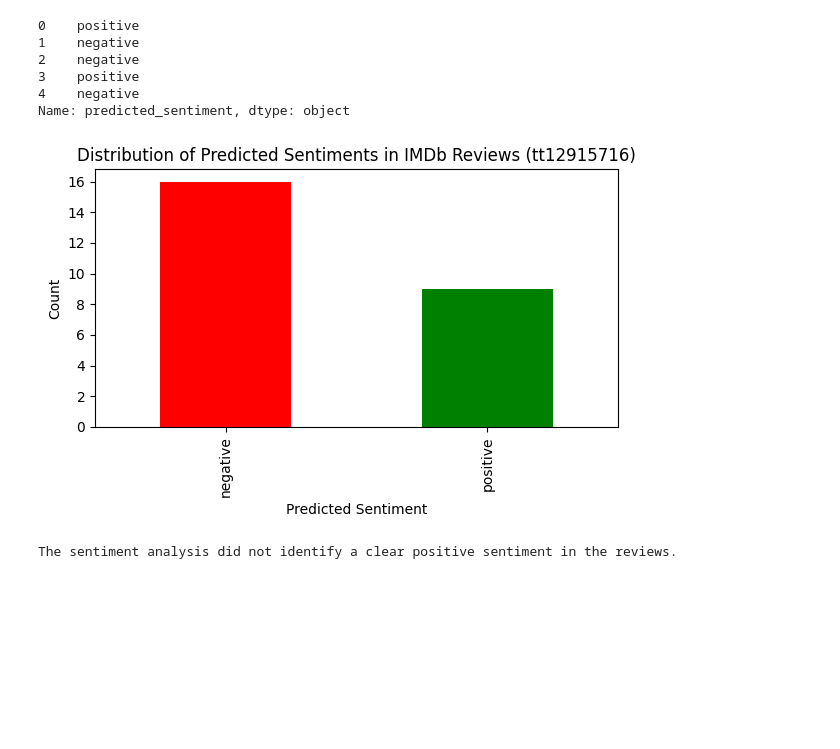
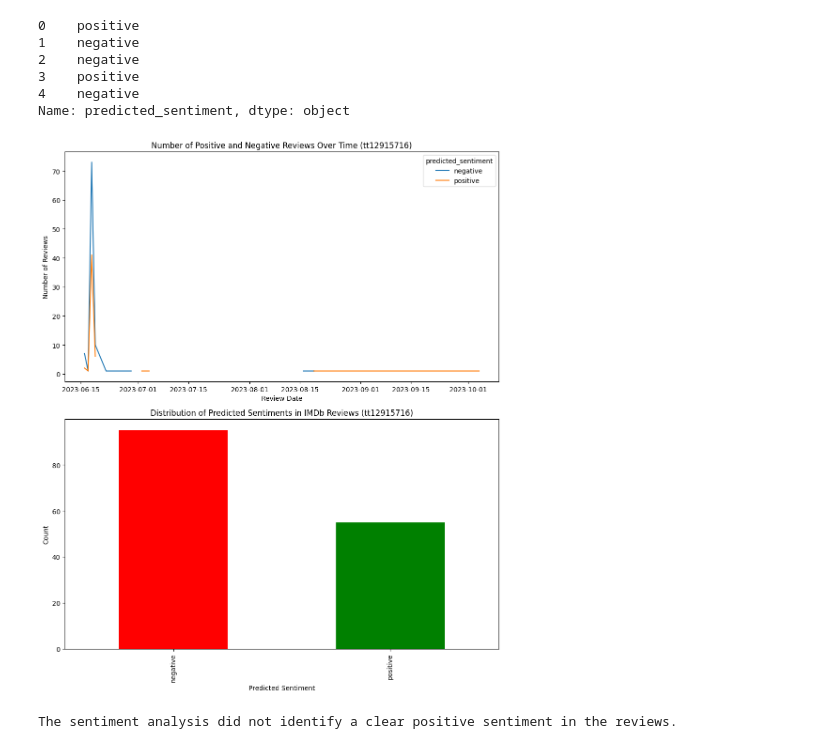
Before and after one commit to Rahul-Sahani04/MovieReviewSentimentAnalysis, a Jupyter notebook: MovieReview.ipynb, the cells around one changed output. Cells and saved outputs as stored; diff of their text form; code cells hidden in the pictures; blank space fills up the shorter version.

```diff
--- a/MovieReview.ipynb
+++ b/MovieReview.ipynb
@@ -19,12 +25 @@ from sklearn.naive_bayes import MultinomialNB
 import os
-# %%
-# Function to scrape IMDb movie reviews
-
-def scrape_imdb_reviews(movie_url):
-    response = requests.get(movie_url)
-    soup = BeautifulSoup(response.text, 'html.parser')
-
-    # Extracting review text
-    reviews = [{'text': review_div.get_text(strip=True)} for review_div in soup.find_all('a', class_='title')]
-
-    return reviews
@@ -31,10 +101,11 @@ def scrape_imdb_reviews(movie_url):
 # %%
 # IMDb movie URL (replace with the actual movie URL)
 IMDB_Code = "tt12915716"
+no_of_pages = 5
 movie_url = f'https://www.imdb.com/title/{IMDB_Code}/reviews'
 
 # Scrape IMDb movie reviews
-movie_reviews = scrape_imdb_reviews(movie_url)
+movie_reviews = scrape_imdb_reviews(movie_url, no_of_pages)
 
 # Convert the list of dictionaries to a DataFrame
 df = pd.DataFrame(movie_reviews)
@@ -123,23 +200,41 @@ df['predicted_sentiment'].head()
 3    positive
 4    negative
 Name: predicted_sentiment, dtype: object
+# %%
+# Create a new column for the review date as a datetime object
+df["review_date"] = pd.to_datetime(df["date"], errors="coerce")
+df_filtered = df
 # %%
 save_path = "results"
-colors = ["green" if col.lower() == "positive" else "red" for col in df["predicted_sentiment"].value_counts().index]
+
+# Create a line graph showing the number of positive and negative reviews over time
+fig, (ax1, ax2) = plt.subplots(2, 1, figsize=(10, 12))
+
+df_filtered.groupby(
+    [df_filtered["review_date"].dt.date, "predicted_sentiment"]
+).size().unstack().plot(kind="line", ax=ax1)
+ax1.set_title(f"Number of Positive and Negative Reviews Over Time ({IMDB_Code})")
+ax1.set_xlabel("Review Date")
+ax1.set_ylabel("Number of Reviews")
 
 # Visualize the distribution of predicted sentiments
-plt.figure(figsize=(6, 4))
-df['predicted_sentiment'].value_counts().plot(kind='bar', color=colors)
-plt.title(f'Distribution of Predicted Sentiments in IMDb Reviews ({IMDB_Code})')
-plt.xlabel('Predicted Sentiment')
-plt.ylabel('Count')
+colors = [
+    "green" if col.lower() == "positive" else "red"
+    for col in df_filtered["predicted_sentiment"].value_counts().index
+]
+
+df_filtered["predicted_sentiment"].value_counts().plot(kind="bar", color=colors, ax=ax2)
+ax2.set_title(f"Distribution of Predicted Sentiments in IMDb Reviews ({IMDB_Code})")
+ax2.set_xlabel("Predicted Sentiment")
+ax2.set_ylabel("Count")
+
 plt.tight_layout()
-# Save the plot to a file
-plt.savefig(os.path.join(save_path, f"sentiment_distribution_for_{IMDB_Code}.png"))
 
-plt.show()
+# Save the plot to files
+plot_file_path = os.path.join(save_path, f"sentiment_analysis_for_{IMDB_Code}.png")
+plt.savefig(plot_file_path)
 # %% [output]
-[figure, old version]
+[figure, new version]
 # %%
 df.to_csv(os.path.join(save_path, f"movie_reviews_with_sentiment_for_{IMDB_Code}.csv"), index=False)
 # %%
```
Also changed, not shown: parts of 5 cells of this notebook, 1 other file.
